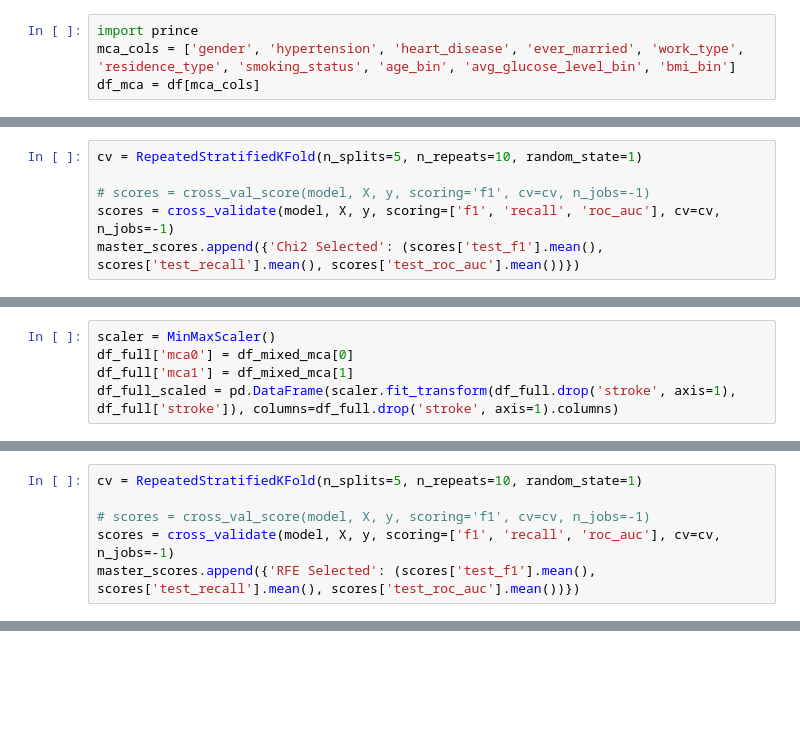
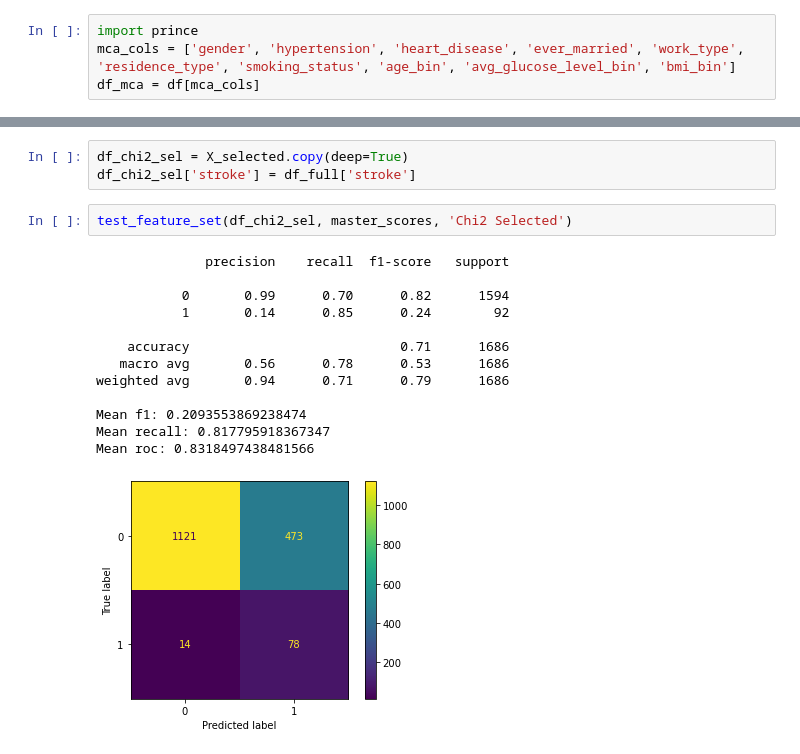
Before and after one commit to AaronNorwood/SIT307GroupAssignment2, a Jupyter notebook: SVM1.ipynb, the cells around one changed output, grey strips where cells are left out. Saved outputs shown, nothing was run; the diff lists cells and outputs as text; blank space fills up the shorter version.

```diff
--- a/SVM1.ipynb
+++ b/SVM1.ipynb
@@ -596,6 +415,0 @@ y_pred = model.predict(X_test)
-# %%
-cv = RepeatedStratifiedKFold(n_splits=5, n_repeats=10, random_state=1)
-
-# scores = cross_val_score(model, X, y, scoring='f1', cv=cv, n_jobs=-1)
-scores = cross_validate(model, X, y, scoring=['f1', 'recall', 'roc_auc'], cv=cv, n_jobs=-1)
-master_scores.append({'Chi2 Selected': (scores['test_f1'].mean(), scores['test_recall'].mean(), scores['test_roc_auc'].mean())})
@@ -617,5 +415,0 @@ weighted avg       0.94      0.71      0.79      1686
-# %%
-scaler = MinMaxScaler()
-df_full['mca0'] = df_mixed_mca[0]
-df_full['mca1'] = df_mixed_mca[1]
-df_full_scaled = pd.DataFrame(scaler.fit_transform(df_full.drop('stroke', axis=1), df_full['stroke']), columns=df_full.drop('stroke', axis=1).columns)
@@ -677,6 +415,0 @@ y_pred = model.predict(X_test)
-# %%
-cv = RepeatedStratifiedKFold(n_splits=5, n_repeats=10, random_state=1)
-
-# scores = cross_val_score(model, X, y, scoring='f1', cv=cv, n_jobs=-1)
-scores = cross_validate(model, X, y, scoring=['f1', 'recall', 'roc_auc'], cv=cv, n_jobs=-1)
-master_scores.append({'RFE Selected': (scores['test_f1'].mean(), scores['test_recall'].mean(), scores['test_roc_auc'].mean())})
@@ -758,0 +416,19 @@ check[(check['stroke'] == y_pred) & (check['stroke'] == 1) & (check['age'] < 60)
+# %%
+df_chi2_sel = X_selected.copy(deep=True)
+df_chi2_sel['stroke'] = df_full['stroke']
+# %%
+test_feature_set(df_chi2_sel, master_scores, 'Chi2 Selected')
+# %% [output]
+              precision    recall  f1-score   support
+
+           0       0.99      0.70      0.82      1594
+           1       0.14      0.85      0.24        92
+
+    accuracy                           0.71      1686
+   macro avg       0.56      0.78      0.53      1686
+weighted avg       0.94      0.71      0.79      1686
+
+Mean f1: 0.2093553869238474
+Mean recall: 0.817795918367347
+Mean roc: 0.8318497438481566
+[figure, added]
```
Also changed, not shown: parts of 118 cells of this notebook.
